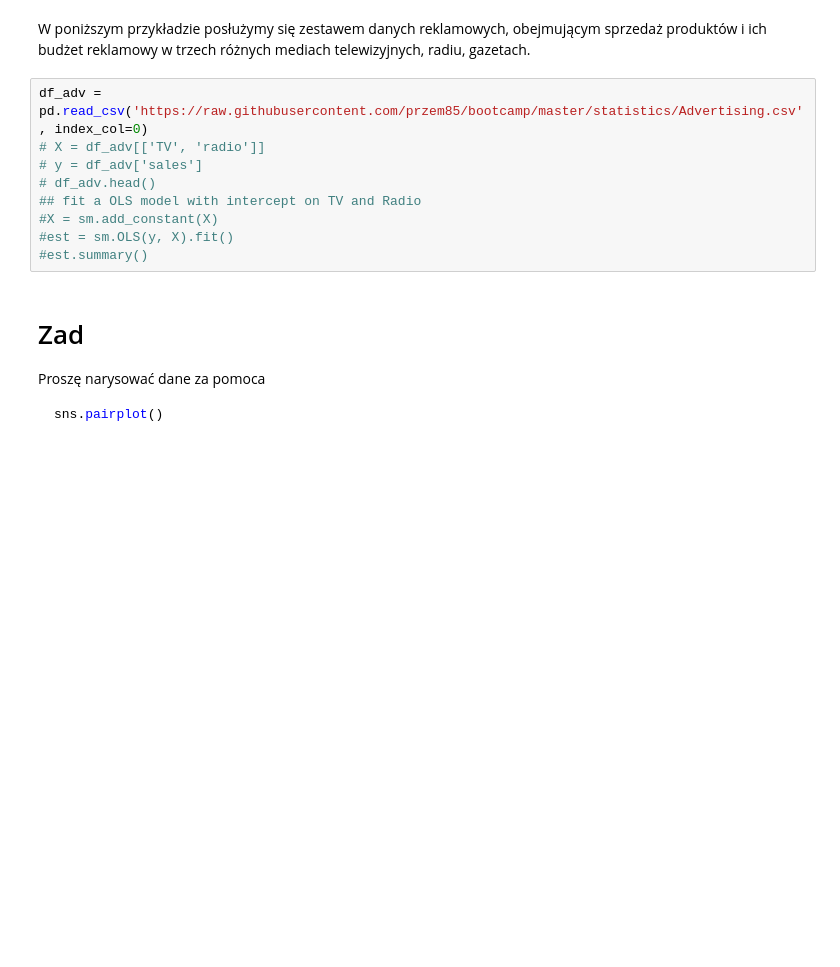
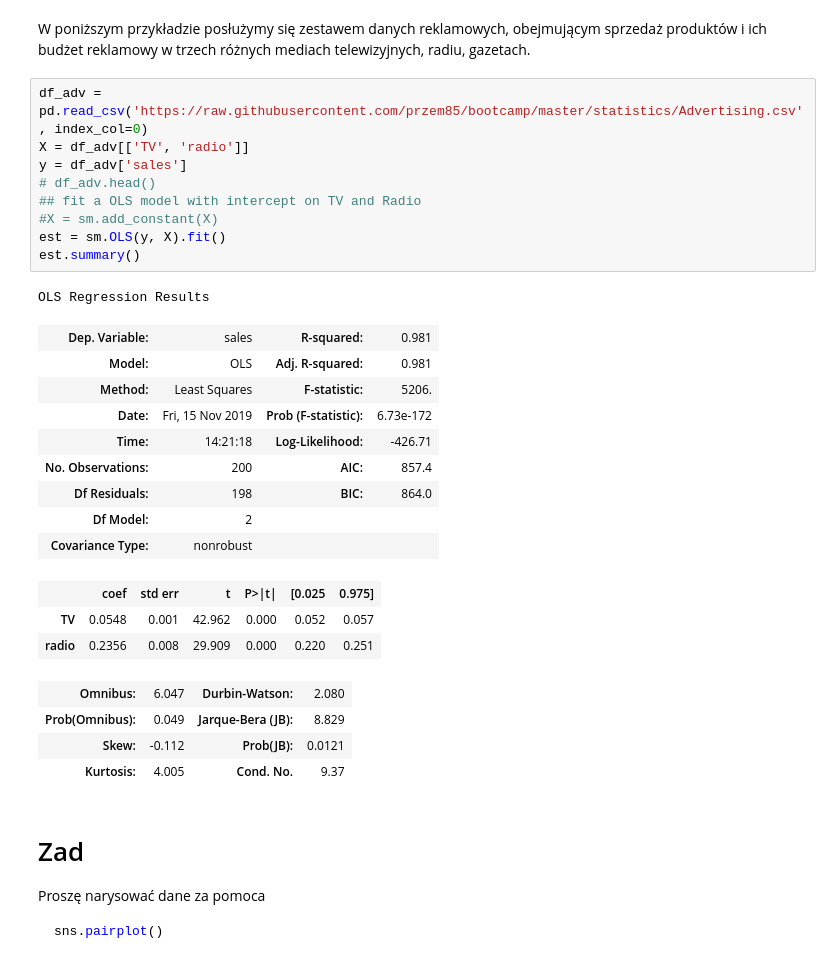
Before and after one commit to muchas/bootcamp, a Jupyter notebook: AD_Z05_D_linear_regression.ipynb, the cells around one changed output. Drawn from its saved outputs; the diff is of its cells as text; blank space fills up the shorter version.

```diff
--- a/AD_Z05_D_linear_regression.ipynb
+++ b/AD_Z05_D_linear_regression.ipynb
@@ -7,13 +7,31 @@ import statsmodels.api as sm
 W poniższym przykładzie posłużymy się zestawem danych reklamowych, obejmującym sprzedaż produktów i ich budżet reklamowy w trzech różnych mediach telewizyjnych, radiu, gazetach.
 # %%
 df_adv = pd.read_csv('https://raw.githubusercontent.com/przem85/bootcamp/master/statistics/Advertising.csv', index_col=0)
-# X = df_adv[['TV', 'radio']]
-# y = df_adv['sales']
+X = df_adv[['TV', 'radio']]
+y = df_adv['sales']
 # df_adv.head()
 ## fit a OLS model with intercept on TV and Radio
 #X = sm.add_constant(X)
-#est = sm.OLS(y, X).fit()
-#est.summary()
+est = sm.OLS(y, X).fit()
+est.summary()
+# %% [output]
+OLS Regression Results
+| Dep. Variable: | sales | R-squared: | 0.981 |
+| Model: | OLS | Adj. R-squared: | 0.981 |
+| Method: | Least Squares | F-statistic: | 5206. |
+| Date: | Fri, 15 Nov 2019 | Prob (F-statistic): | 6.73e-172 |
+| Time: | 14:21:18 | Log-Likelihood: | -426.71 |
+| No. Observations: | 200 | AIC: | 857.4 |
+| Df Residuals: | 198 | BIC: | 864.0 |
+| Df Model: | 2 |  |  |
+| Covariance Type: | nonrobust |  |  |
+|  | coef | std err | t | P>|t| | [0.025 | 0.975] |
+| TV | 0.0548 | 0.001 | 42.962 | 0.000 | 0.052 | 0.057 |
+| radio | 0.2356 | 0.008 | 29.909 | 0.000 | 0.220 | 0.251 |
+| Omnibus: | 6.047 | Durbin-Watson: | 2.080 |
+| Prob(Omnibus): | 0.049 | Jarque-Bera (JB): | 8.829 |
+| Skew: | -0.112 | Prob(JB): | 0.0121 |
+| Kurtosis: | 4.005 | Cond. No. | 9.37 |
 # %% [markdown]
 # Zad
 Proszę narysować dane za pomoca
```
Also changed, not shown: parts of 6 cells of this notebook, 17 other files.
